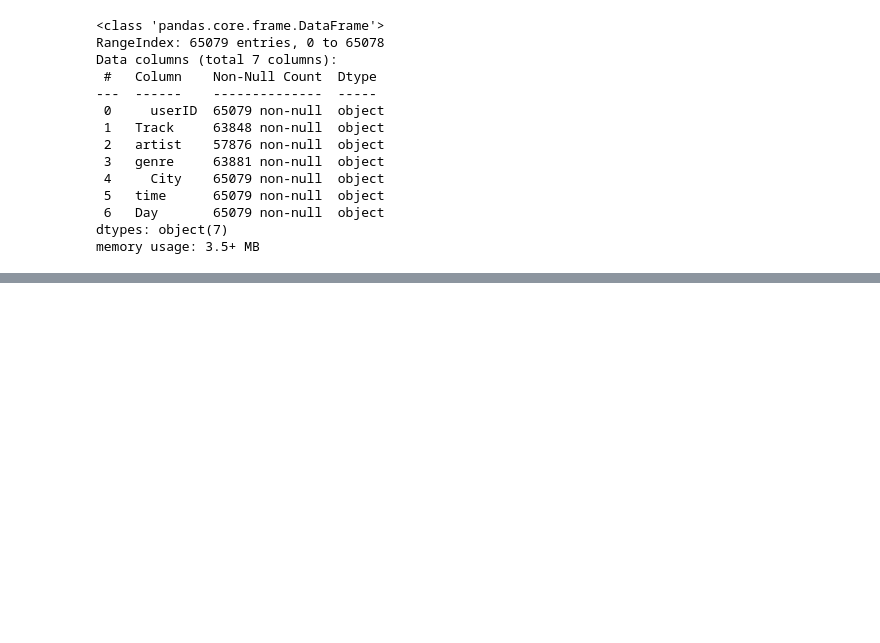
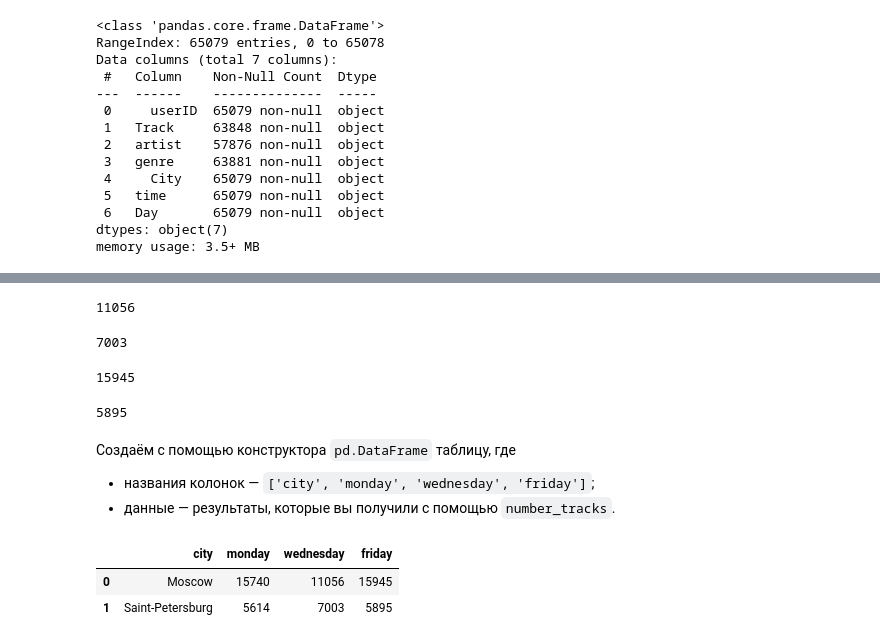
Before and after one commit to yerkebulanali/Yandex-Data-Science-Projects, a Jupyter notebook: Yandex Practicum Project 1.ipynb, the cells around one changed output, grey strips where cells are left out. Drawn from its saved outputs; the diff is of its cells as text; code cells hidden in the pictures; blank space fills up the shorter version.

```diff
--- a/Yandex Practicum Project 1.ipynb
+++ b/Yandex Practicum Project 1.ipynb
@@ -67,0 +324,34 @@ memory usage: 3.5+ MB
+# %%
+# количество прослушиваний в Москве по средам
+number_tracks('Wednesday', 'Moscow')
+# %% [output]
+11056
+# %%
+# количество прослушиваний в Санкт-Петербурге по средам
+number_tracks('Wednesday', 'Saint-Petersburg')
+# %% [output]
+7003
+# %%
+# количество прослушиваний в Москве по пятницам
+number_tracks('Friday', 'Moscow')
+# %% [output]
+15945
+# %%
+# количество прослушиваний в Санкт-Петербурге по пятницам
+number_tracks('Friday', 'Saint-Petersburg')
+# %% [output]
+5895
+# %% [markdown]
+Создаём c помощью конструктора `pd.DataFrame` таблицу, где
+* названия колонок — `['city', 'monday', 'wednesday', 'friday']`;
+* данные — результаты, которые вы получили с помощью `number_tracks`.
+# %%
+# Таблица с результатами
+columns = ['city', 'monday', 'wednesday', 'friday']
+data = [['Moscow', 15740, 11056, 15945], ['Saint-Petersburg', 5614, 7003, 5895]]
+df_city_day = pd.DataFrame(data, columns = columns)
+df_city_day
+# %% [output]
+|  | city | monday | wednesday | friday |
+| 0 | Moscow | 15740 | 11056 | 15945 |
+| 1 | Saint-Petersburg | 5614 | 7003 | 5895 |
```
Also changed, not shown: parts of 61 cells of this notebook.
